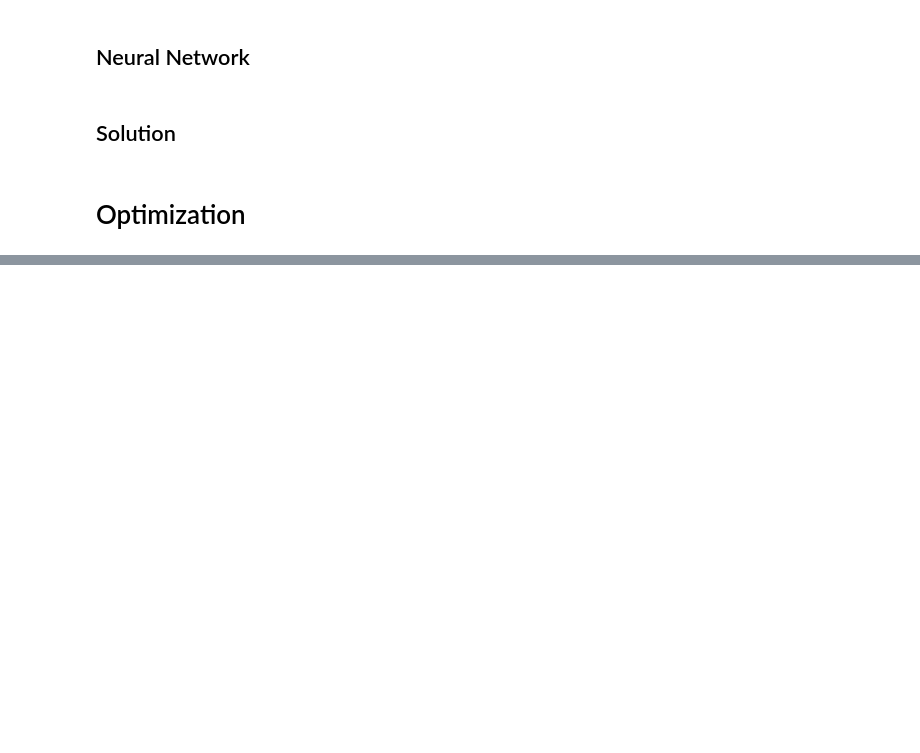
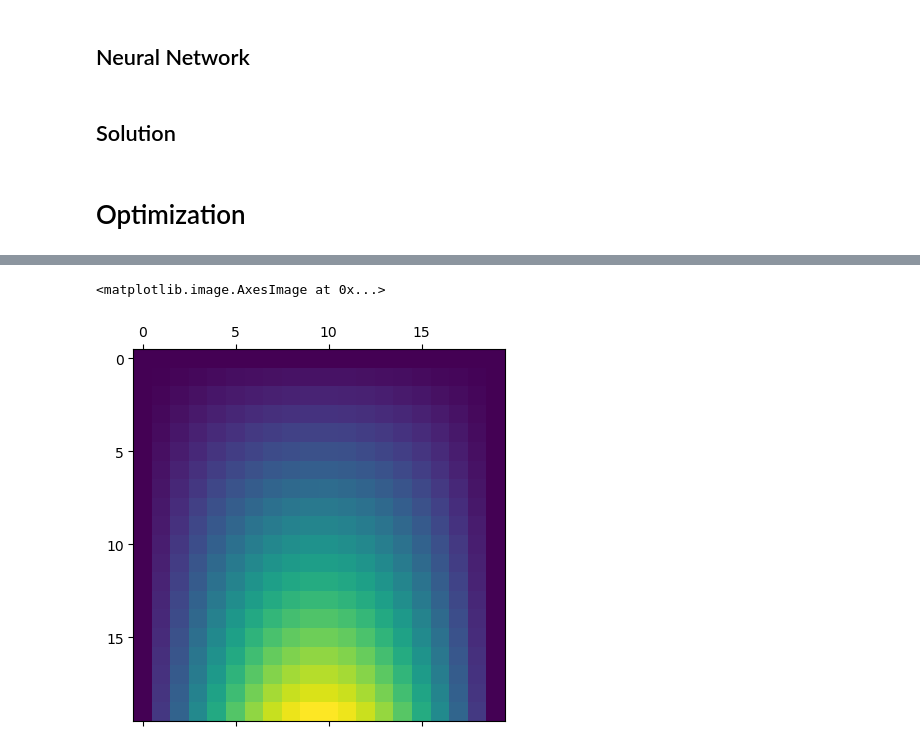
Before and after one commit to qchen0815/AMSC808N-Project-1, a Jupyter notebook: src/problem2.ipynb, the cells around one changed output, grey strips where cells are left out. Saved outputs shown, nothing was run; the diff lists cells and outputs as text; code cells hidden in the pictures; blank space fills up the shorter version.

```diff
--- a/src/problem2.ipynb
+++ b/src/problem2.ipynb
@@ -169,17 +169,17 @@ class Solution:
 
     def _xx(self, x, y):
         return y * self.g1._xx(x) \
-            - 2 * (self.N(x, y) - self.N(x, np.ones_like(x)) - self.N._y(x, np.ones_like(x))) \
-            + x * (1-x) * y * (self.N._xx(x, y) - self.N._xx(x, np.ones_like(x)) - self.N._yxx(x, np.ones_like(x)))
+            - 2 * y * (self.N(x, y) - self.N(x, np.ones_like(x)) - self.N._y(x, np.ones_like(x))) \
+            + x * (1 - x) * y * (self.N._xx(x, y) - self.N._xx(x, np.ones_like(x)) - self.N._yxx(x, np.ones_like(x)))
 
     def _yy(self, x, y):
-        return x * (1-x) * y * (self.N._yy(x, y) - self.N._yy(x, np.ones_like(x)) - self.N._yyy(x, np.ones_like(x)))
+        return x * (1 - x) * y * (self.N._yy(x, y) - self.N._yy(x, np.ones_like(x)) - self.N._yyy(x, np.ones_like(x)))
 
     def _xx_w(self, x, y):
         return - 2 * (self.N._w(x, y) - self.N._w(x, np.ones_like(x)) - self.N._y_w(x, np.ones_like(x))) \
-            + np.expand_dims(x * (1-x) * y, -1) * (self.N._xx_w(x, y) - self.N._xx_w(x, np.ones_like(x)) - self.N._yxx_w(x, np.ones_like(x)))
+            + np.expand_dims(x * (1 - x) * y, -1) * (self.N._xx_w(x, y) - self.N._xx_w(x, np.ones_like(x)) - self.N._yxx_w(x, np.ones_like(x)))
 
     def _yy_w(self, x, y):
-        return np.expand_dims(x * (1-x) * y, -1) * (self.N._yy_w(x, y) - self.N._yy_w(x, np.ones_like(x)) - self.N._yyy_w(x, np.ones_like(x)))
+        return np.expand_dims(x * (1 - x) * y, -1) * (self.N._yy_w(x, y) - self.N._yy_w(x, np.ones_like(x)) - self.N._yyy_w(x, np.ones_like(x)))
 # %% [markdown]
 # Optimization
@@ -185,0 +273,12 @@ class Solution:
+# %%
+xx, yy = np.meshgrid(np.linspace(0, 1, 7), np.linspace(0, 1, 7))
+xy = np.stack([xx, yy], axis=-1).reshape(-1, 2)
+x, y = np.split(xy, 2, -1)
+
+sol = Solution(MLP())
+loss = PDELoss(x, y)
+opt = Adam(sol, 1e-4, silent=False)
+
+for i in range(50000):
+    f, g = opt(loss)
+    if i == 0 or (i+1) % 50 == 0: print('Epoch {}: loss = {}'.format(i, f))
@@ -185,0 +303,6 @@ class Solution:
+# %%
+sol = Solution(MLP())
+plt.matshow(sol(x, y).reshape(20, 20))
+# %% [output]
+<matplotlib.image.AxesImage at 0x...>
+[figure, added]
```
Also changed, not shown: parts of 10 cells of this notebook.
